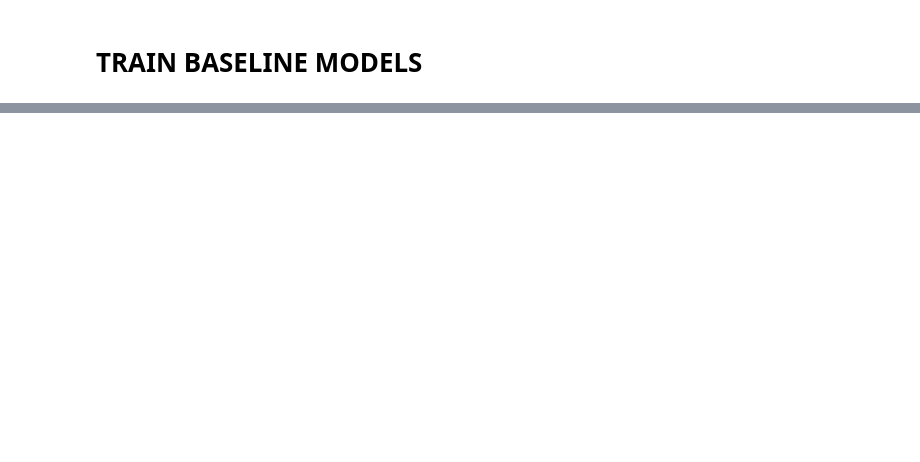
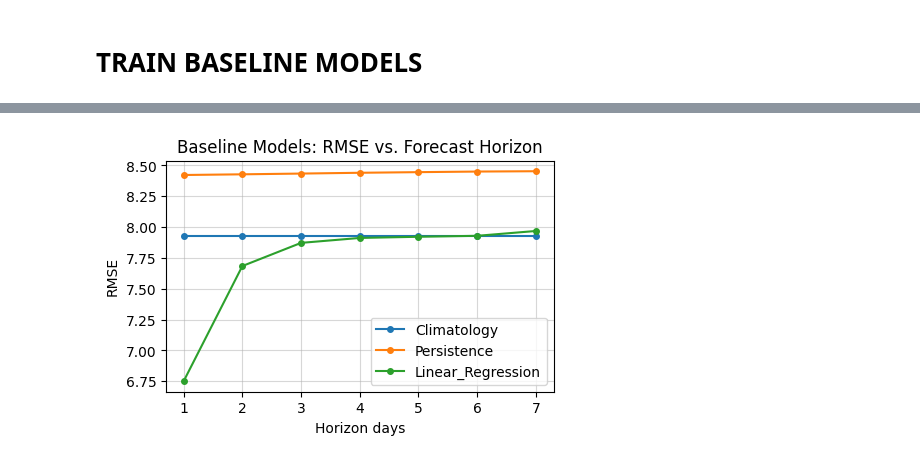
Before and after one commit to natbw/dl-precipitation-modeling, a Jupyter notebook: notebooks/02_BaselinePipeline.ipynb, the cells around one changed output, grey strips where cells are left out. Drawn from its saved outputs; the diff is of its cells as text; code cells hidden in the pictures; blank space fills up the shorter version.

```diff
--- a/notebooks/02_BaselinePipeline.ipynb
+++ b/notebooks/02_BaselinePipeline.ipynb
@@ -155,0 +74,5 @@ evaluate_extreme_events(y_test, y_pred_lr, percentile=95)
+# %%
+for model_name, result in results.items():
+    y_pred = result['y_pred']
+    print(f"\nEvaluating extreme events for {model_name.title()} model:")
+    evaluate_extreme_events(y_true, y_pred, percentile=95)
@@ -155,0 +99,17 @@ evaluate_extreme_events(y_test, y_pred_lr, percentile=95)
+# %%
+T = 7
+horizons = [1, 2, 3, 4, 5, 6, 7]
+results_horizon = {}
+
+for h in horizons:
+    print(f"\nEvaluation for horizon t+{h}\n")
+    results = train_baseline_models(data_path, T=T, horizon=h)
+    print_results(results)
+    print("--------------------------------")
+
+    horizon_metrics = {}
+    for model_name, result in results.items():
+        rmse = result['rmse']
+        mae = result['mae']
+        horizon_metrics[model_name] = {"rmse":rmse, "mae":mae}
+    results_horizon[h] = horizon_metrics
@@ -155,0 +134,14 @@ evaluate_extreme_events(y_test, y_pred_lr, percentile=95)
+# %%
+plt.figure(figsize=(5,3))
+for model_name in results_horizon[1].keys():
+    rmse_scores = [results_horizon[h][model_name]['rmse'] for h in horizons]
+    plt.plot(horizons, rmse_scores, marker='o', label=model_name.title(), markersize=4)
+
+plt.xlabel("Horizon days")
+plt.ylabel("RMSE")
+plt.title("Baseline Models: RMSE vs. Forecast Horizon")
+plt.legend()
+plt.grid(True, alpha=0.5)
+plt.show()
+# %% [output]
+[figure, added]
```
Also changed, not shown: parts of 29 cells of this notebook, 3 other files.
